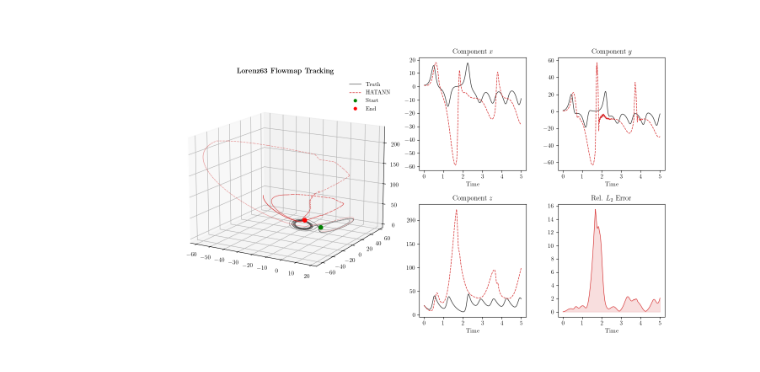
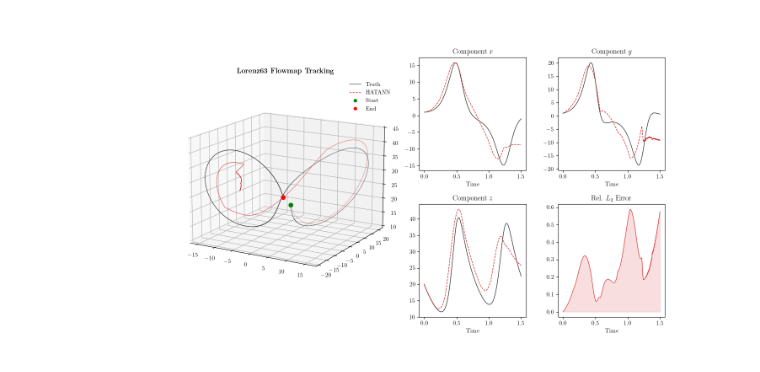
Before and after one commit to ut-padas/affini, a Jupyter notebook: lorenz63_3d_plotter.ipynb, the cells around one changed output. Drawn from its saved outputs; the diff is of its cells as text; code cells hidden in the pictures.

```diff
--- a/lorenz63_3d_plotter.ipynb
+++ b/lorenz63_3d_plotter.ipynb
@@ -14,19 +14,14 @@ from src.surrogate import HATANNSurrogate
 setup_logging()
 
 DIM = 3
-TOL = 0.01
+TOL = 0.1
 N_TRAIN = 3000
+TF_STEP = 0.001
 
 
 SIGMA, RHO, BETA = 10.0, 28.0, 8 / 3
-TF_STEP = 0.01
-TOTAL_TIME = 10
 cwd = Path.cwd()
-model_path = (
-    cwd
-    / "models"
-    / f"lorenz63_ntrain{N_TRAIN}_tol{TOL}_tf{TF_STEP}_total_time{TOTAL_TIME}.npz"
-)
+model_path = cwd / "models" / f"lorenz63_ntrain{N_TRAIN}_tol{TOL}_tf{TF_STEP}.npz"
 
 
 def lorenz63_vector_field(x):
@@ -101,8 +102,7 @@ Training Surrogate...
 # %%
 %matplotlib widget
 # %%
-PREDICT_TIME = 10
-assert PREDICT_TIME <= TOTAL_TIME, f"PREDICT_TIME must be less than {TOTAL_TIME}"
+PREDICT_TIME = 1.5
 # Recursive Simulation with finer steps
 STEPS = int(PREDICT_TIME / TF_STEP)
 t_axis = np.linspace(0, PREDICT_TIME, STEPS + 1)
@@ -179,31 +179,31 @@ legend_elements = [
         [0],
         [0],
         marker="o",
         color="w",
         markerfacecolor="red",
         markersize=7,
         label="End",
     ),
 ]
 ax3d.legend(handles=legend_elements, frameon=False)
 
 # Components and Error
 gs_sub = gs[1].subgridspec(2, 2, hspace=0.3, wspace=0.3)
 labels = ["x", "y", "z"]
 for i in range(3):
     ax = fig.add_subplot(gs_sub[i // 2, i % 2])
     ax.plot(time, true[i], color="#333333", lw=1)
     ax.plot(time, surr[i], color="#d62728", ls="--", lw=1)
     ax.set_title(f"Component ${labels[i]}$")
     ax.set_xlabel("Time")
 
 ax_err = fig.add_subplot(gs_sub[1, 1])
 err = np.linalg.norm(true - surr, axis=0) / (np.linalg.norm(true, axis=0) + 1e-10)
 ax_err.fill_between(time, err, color="#d62728", alpha=0.15)
 ax_err.plot(time, err, color="#d62728", lw=0.8)
 ax_err.set_title(r"Rel. $L_2$ Error")
 ax_err.set_xlabel("Time")
 
 plt.show()
 # %% [output]
-[figure, old version]
+[figure, new version]
```
Also changed, not shown: parts of 1 cell of this notebook.
